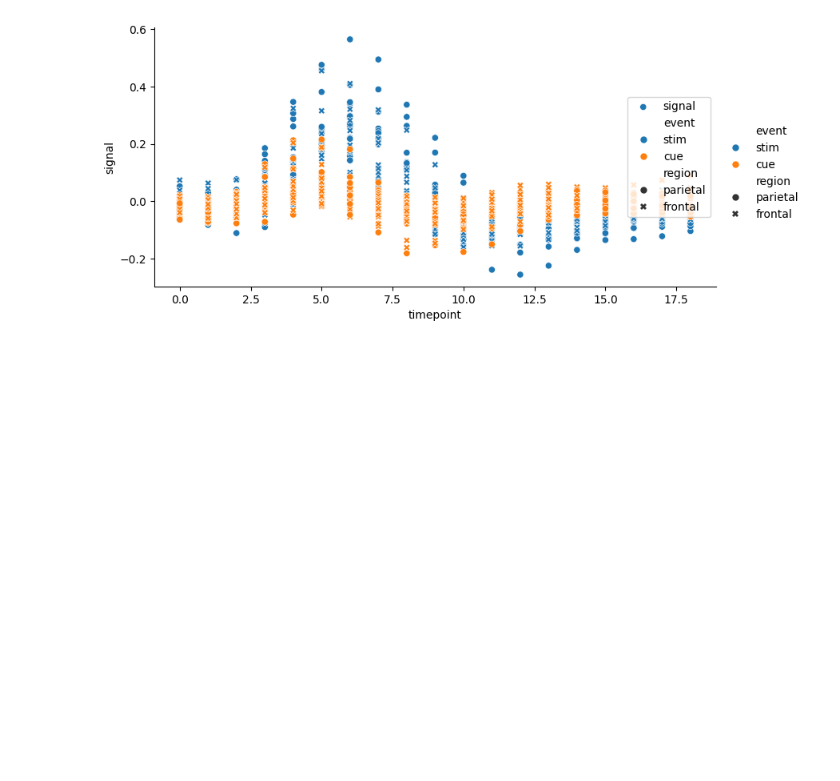
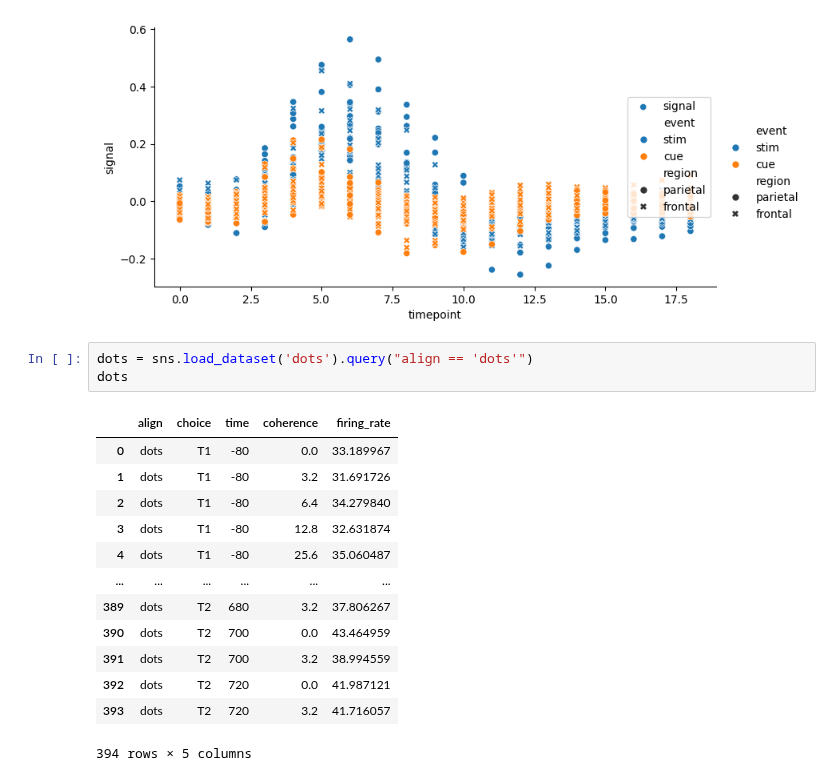
Before and after one commit to arashniroomand/MachineLearning, a Jupyter notebook: Practical_MasterClass/Seaborn.ipynb, the cells around one changed output. Saved outputs shown, nothing was run; the diff lists cells and outputs as text; blank space fills up the shorter version.

```diff
--- a/Practical_MasterClass/Seaborn.ipynb
+++ b/Practical_MasterClass/Seaborn.ipynb
@@ -140,3 +140,20 @@ plt.legend(loc = 'right')
 # %% [output]
 <matplotlib.legend.Legend at 0x...>
 [figure]
+# %%
+dots = sns.load_dataset('dots').query("align == 'dots'")
+dots
+# %% [output]
+|  | align | choice | time | coherence | firing_rate |
+| 0 | dots | T1 | -80 | 0.0 | 33.189967 |
+| 1 | dots | T1 | -80 | 3.2 | 31.691726 |
+| 2 | dots | T1 | -80 | 6.4 | 34.279840 |
+| 3 | dots | T1 | -80 | 12.8 | 32.631874 |
+| 4 | dots | T1 | -80 | 25.6 | 35.060487 |
+| ... | ... | ... | ... | ... | ... |
+| 389 | dots | T2 | 680 | 3.2 | 37.806267 |
+| 390 | dots | T2 | 700 | 0.0 | 43.464959 |
+| 391 | dots | T2 | 700 | 3.2 | 38.994559 |
+| 392 | dots | T2 | 720 | 0.0 | 41.987121 |
+| 393 | dots | T2 | 720 | 3.2 | 41.716057 |
+394 rows × 5 columns
```
Also changed, not shown: parts of 2 cells of this notebook.
